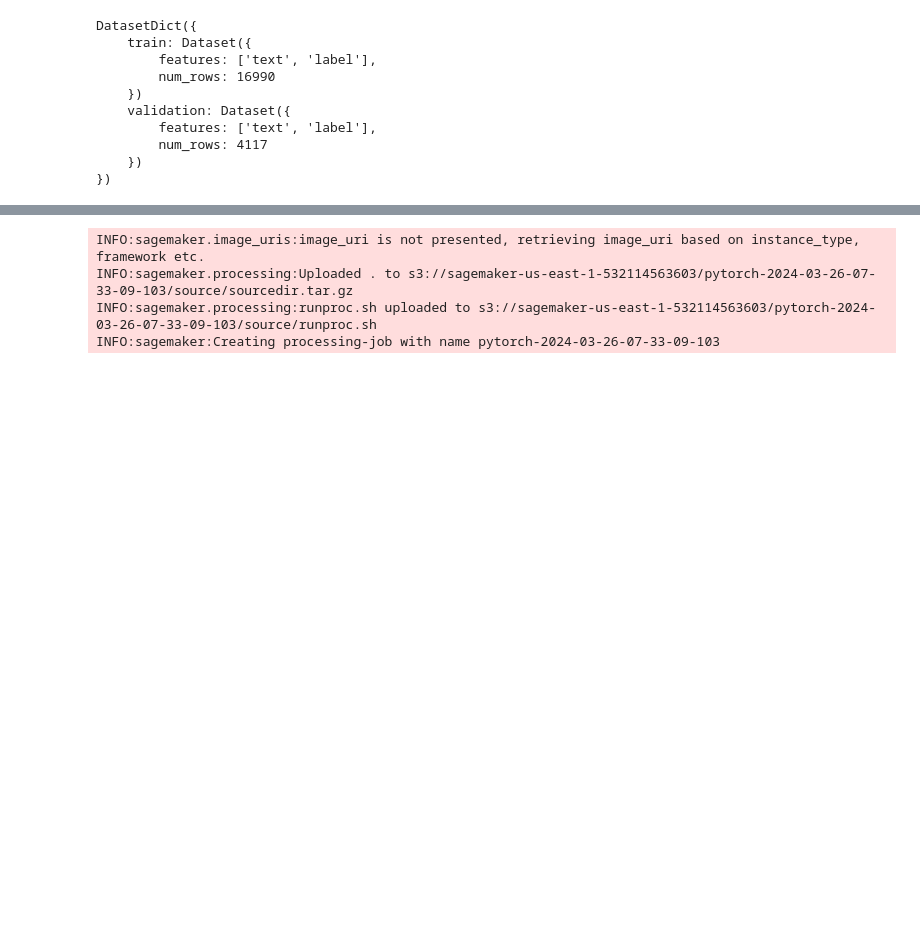
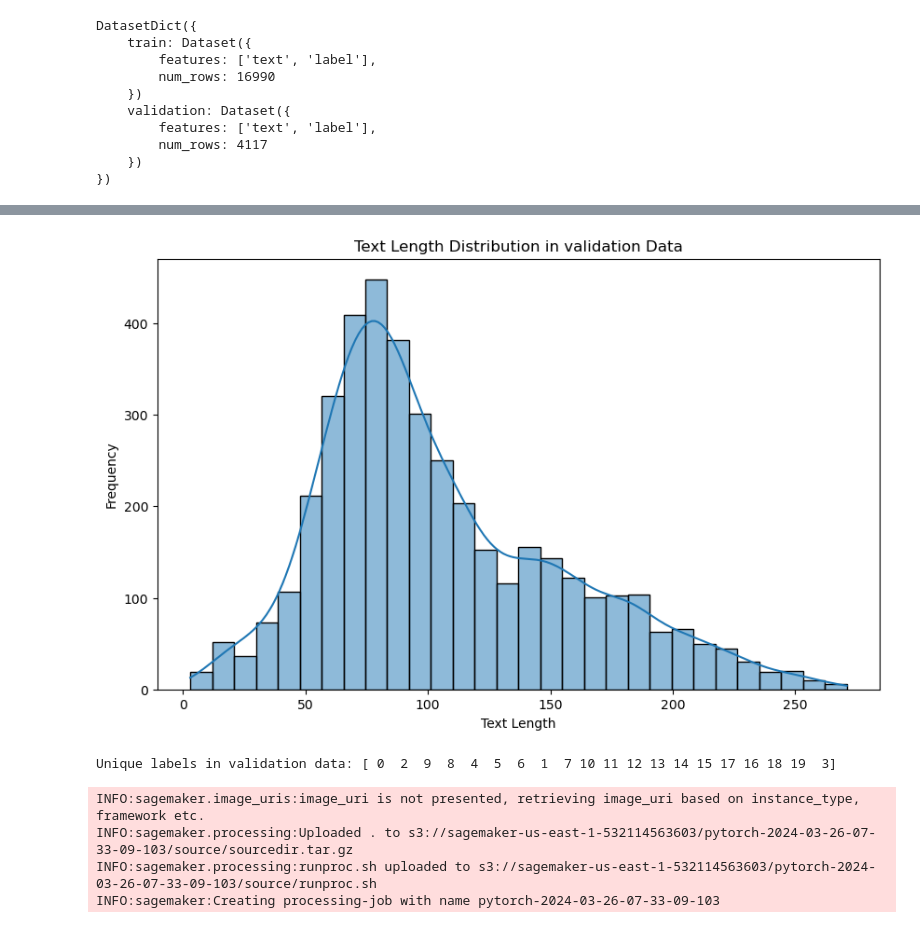
Before and after one commit to alqaini/PulseTweet, a Jupyter notebook: PulseTweet.ipynb, the cells around one changed output, grey strips where cells are left out. Cells and saved outputs as stored; diff of their text form; code cells hidden in the pictures; blank space fills up the shorter version.

```diff
--- a/PulseTweet.ipynb
+++ b/PulseTweet.ipynb
@@ -96,3 +72,18 @@ print(df_test["label"].unique())
+# %%
+    # Plot the distribution of text lengths
+    plt.figure(figsize=(10, 6))
+    sns.histplot(df['text_length'], bins=30, kde=True)
+    plt.title(f'Text Length Distribution in {split} Data')
+    plt.xlabel('Text Length')
+    plt.ylabel('Frequency')
+    plt.show()
+# %% [output]
+[figure, added]
+# %%
+unique_labels = df['label'].unique()
+print(f"Unique labels in {split} data: {unique_labels}")
+# %% [output]
+Unique labels in validation data: [ 0  2  9  8  4  5  6  1  7 10 11 12 13 14 15 17 16 18 19  3]
 # %%
 # SageMaker training job setup
 role = sagemaker.get_execution_role()
```
Also changed, not shown: parts of 9 cells of this notebook.
